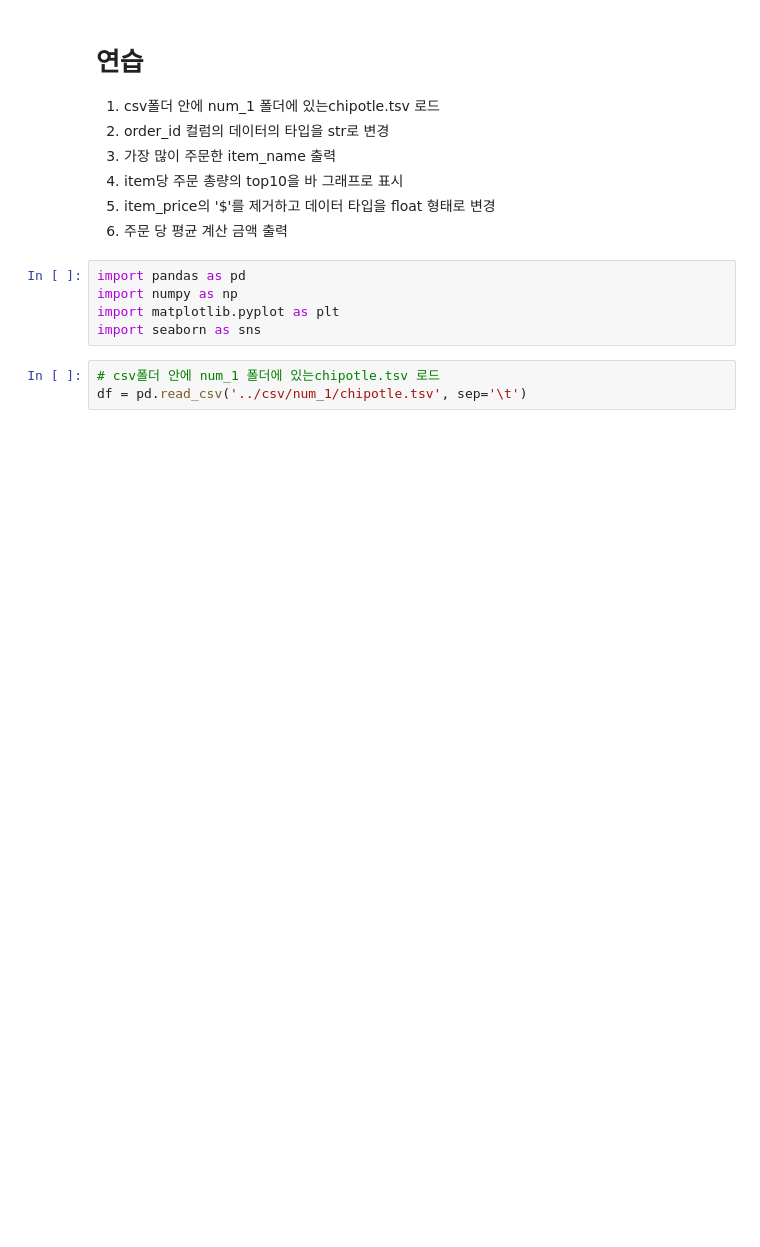
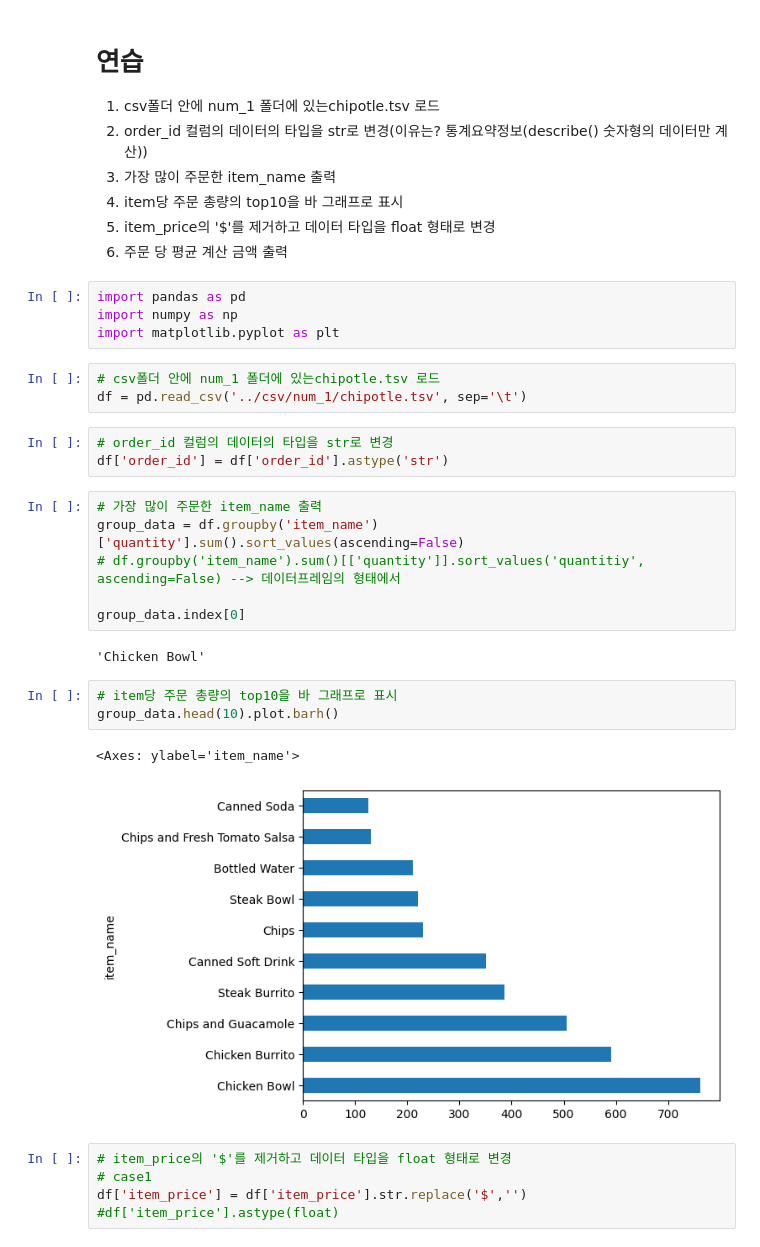
Before and after one commit to iamtaewon/python_01, a Jupyter notebook: 20230413/03_example.ipynb, the cells around one changed output. Drawn from its saved outputs; the diff is of its cells as text; blank space fills up the shorter version.

```diff
--- a/20230413/03_example.ipynb
+++ b/20230413/03_example.ipynb
@@ -1,7 +1,7 @@
 # %% [markdown]
 # 연습
 1. csv폴더 안에 num_1 폴더에 있는chipotle.tsv 로드
-2. order_id 컬럼의 데이터의 타입을 str로 변경
+2. order_id 컬럼의 데이터의 타입을 str로 변경(이유는? 통계요약정보(describe() 숫자형의 데이터만 계산))
 3. 가장 많이 주문한 item_name 출력
 4. item당 주문 총량의 top10을 바 그래프로 표시
 5. item_price의 '$'를 제거하고 데이터 타입을 float 형태로 변경
@@ -10,7 +10,28 @@
 import pandas as pd
 import numpy as np
 import matplotlib.pyplot as plt
-import seaborn as sns
 # %%
 # csv폴더 안에 num_1 폴더에 있는chipotle.tsv 로드
 df = pd.read_csv('../csv/num_1/chipotle.tsv', sep='\t')
+# %%
+# order_id 컬럼의 데이터의 타입을 str로 변경
+df['order_id'] = df['order_id'].astype('str')
+# %%
+# 가장 많이 주문한 item_name 출력
+group_data = df.groupby('item_name')['quantity'].sum().sort_values(ascending=False)
+# df.groupby('item_name').sum()[['quantity']].sort_values('quantitiy', ascending=False) --> 데이터프레임의 형태에서
+
+group_data.index[0]
+# %% [output]
+'Chicken Bowl'
+# %%
+# item당 주문 총량의 top10을 바 그래프로 표시
+group_data.head(10).plot.barh()
+# %% [output]
+<Axes: ylabel='item_name'>
+[figure, added]
+# %%
+# item_price의 '$'를 제거하고 데이터 타입을 float 형태로 변경
+# case1
+df['item_price'] = df['item_price'].str.replace('$','')
+#df['item_price'].astype(float)
```
Also changed, not shown: parts of 13 cells of this notebook, 1 other file.
